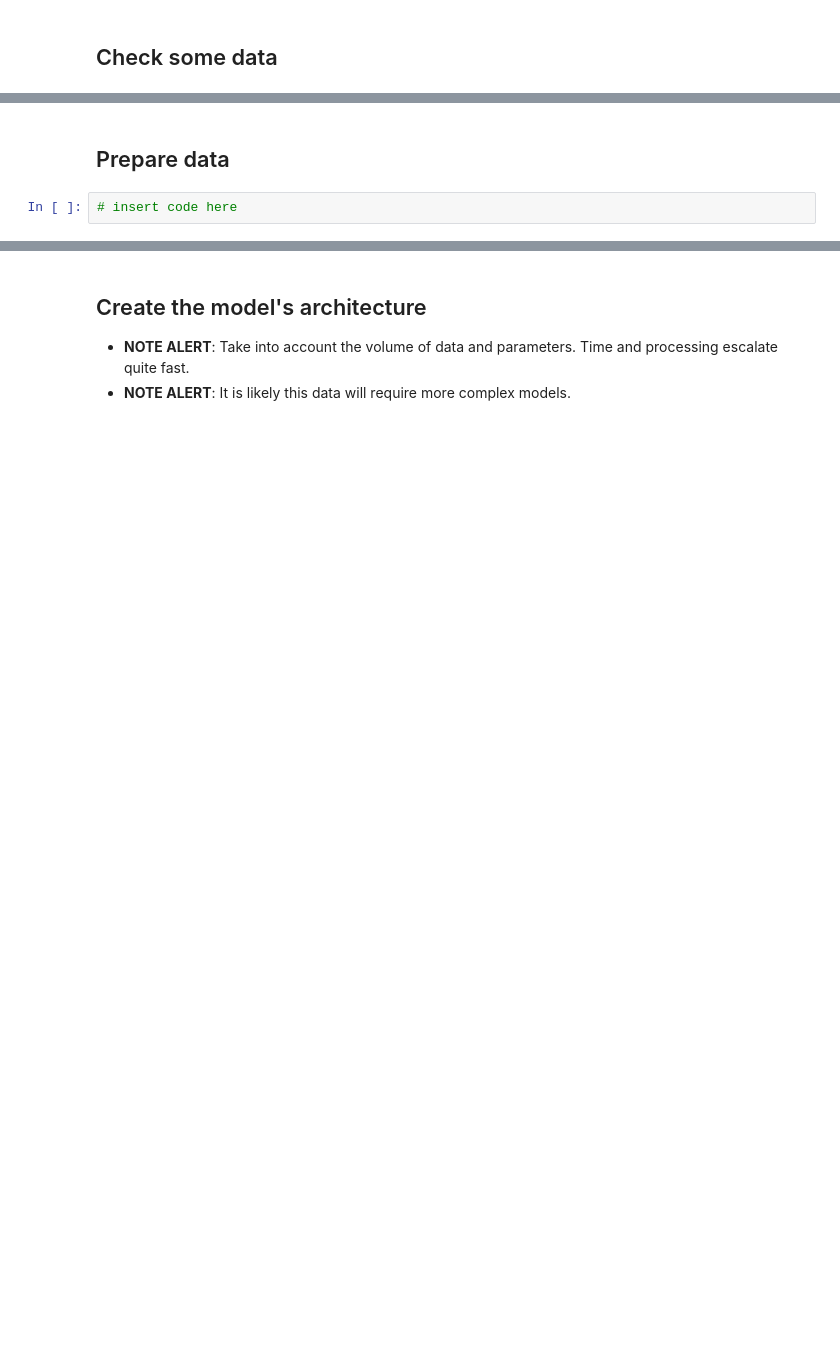
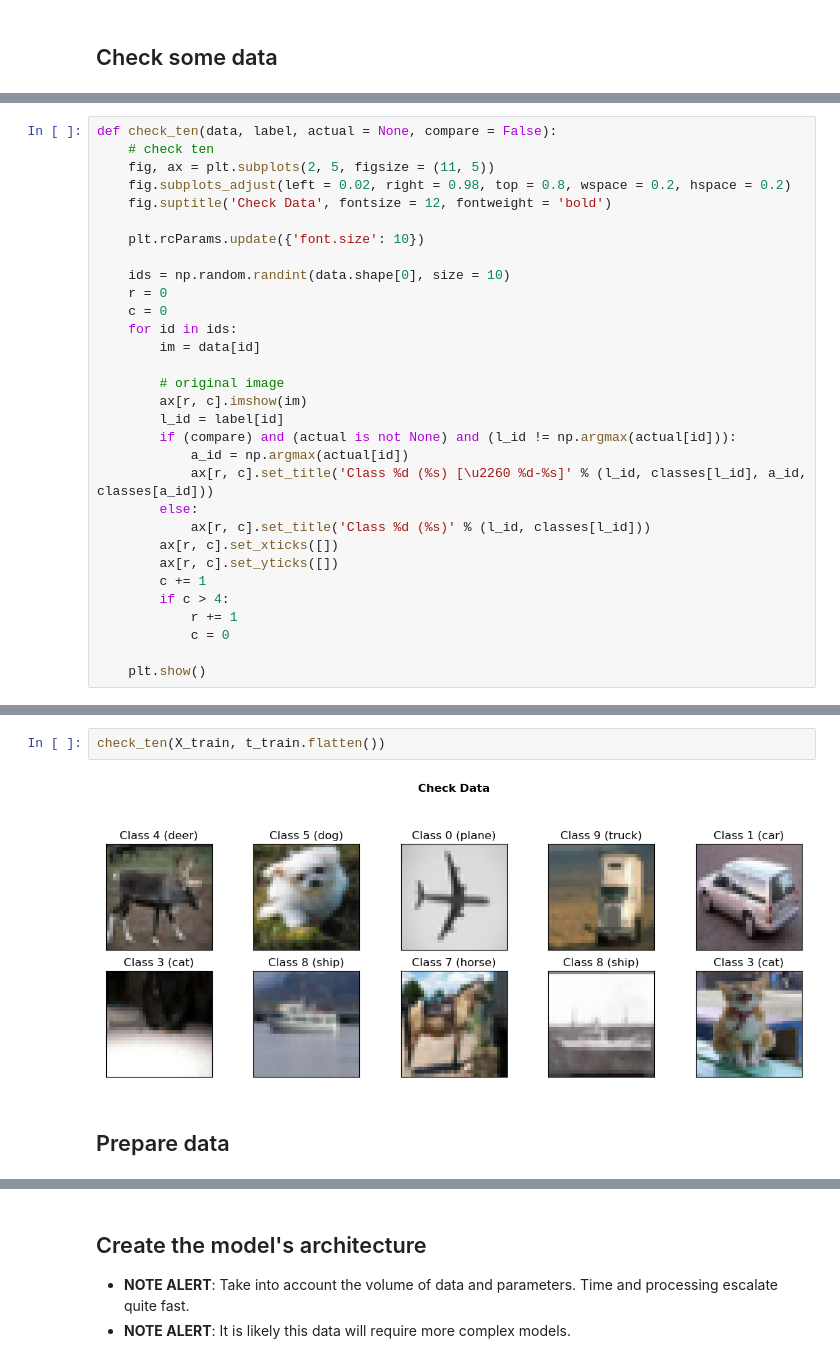
Before and after one commit to yogim2210/iod, a Jupyter notebook: Module 9/Lab 9/IOD_Lab-9_2.ipynb, the cells around one changed output, grey strips where cells are left out. Drawn from its saved outputs; the diff is of its cells as text; blank space fills up the shorter version.

```diff
--- a/Module 9/Lab 9/IOD_Lab-9_2.ipynb
+++ b/Module 9/Lab 9/IOD_Lab-9_2.ipynb
@@ -44,0 +102,31 @@ Use the **Keras**' load method.
+# %%
+def check_ten(data, label, actual = None, compare = False):
+    # check ten
+    fig, ax = plt.subplots(2, 5, figsize = (11, 5))
+    fig.subplots_adjust(left = 0.02, right = 0.98, top = 0.8, wspace = 0.2, hspace = 0.2)
+    fig.suptitle('Check Data', fontsize = 12, fontweight = 'bold')
+
+    plt.rcParams.update({'font.size': 10})
+
+    ids = np.random.randint(data.shape[0], size = 10)
+    r = 0
+    c = 0
+    for id in ids:
+        im = data[id]
+
+        # original image
+        ax[r, c].imshow(im)
+        l_id = label[id]
+        if (compare) and (actual is not None) and (l_id != np.argmax(actual[id])):
+            a_id = np.argmax(actual[id])
+            ax[r, c].set_title('Class %d (%s) [\u2260 %d-%s]' % (l_id, classes[l_id], a_id, classes[a_id]))
+        else:
+            ax[r, c].set_title('Class %d (%s)' % (l_id, classes[l_id]))
+        ax[r, c].set_xticks([])
+        ax[r, c].set_yticks([])
+        c += 1
+        if c > 4:
+            r += 1
+            c = 0
+
+    plt.show()
@@ -45,4 +137,6 @@ Use the **Keras**' load method.
+# %%
+check_ten(X_train, t_train.flatten())
+# %% [output]
+[figure, added]
 # %% [markdown]
 ## Prepare data
-# %%
-# insert code here
```
Also changed, not shown: parts of 47 cells of this notebook, 10 other files.
